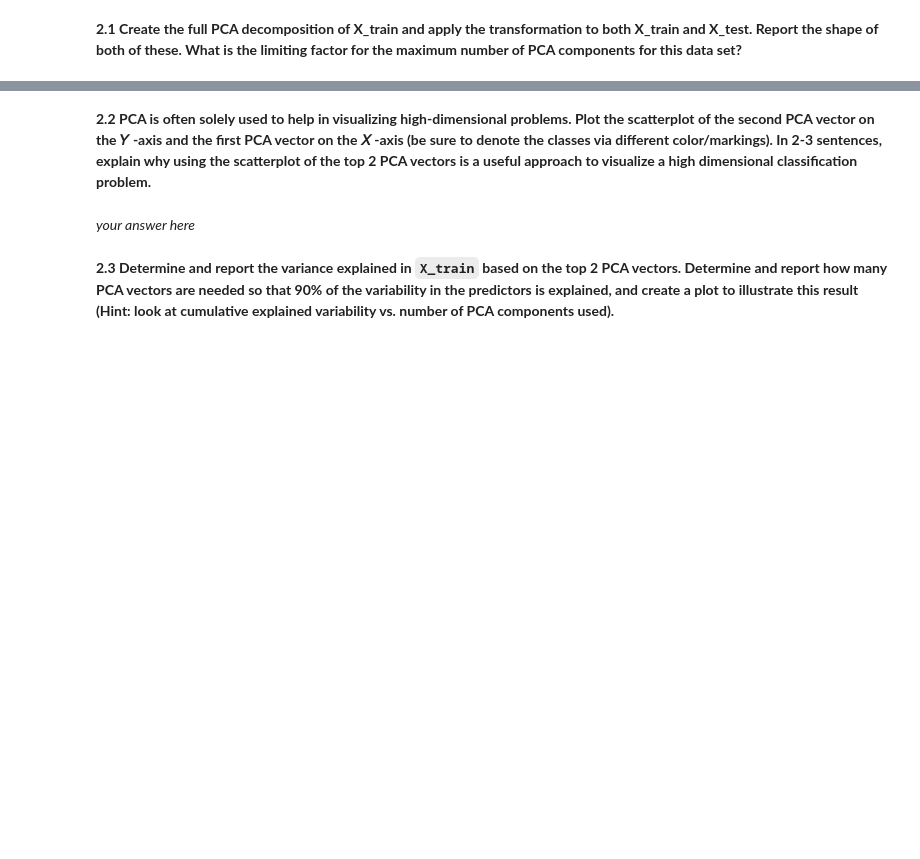
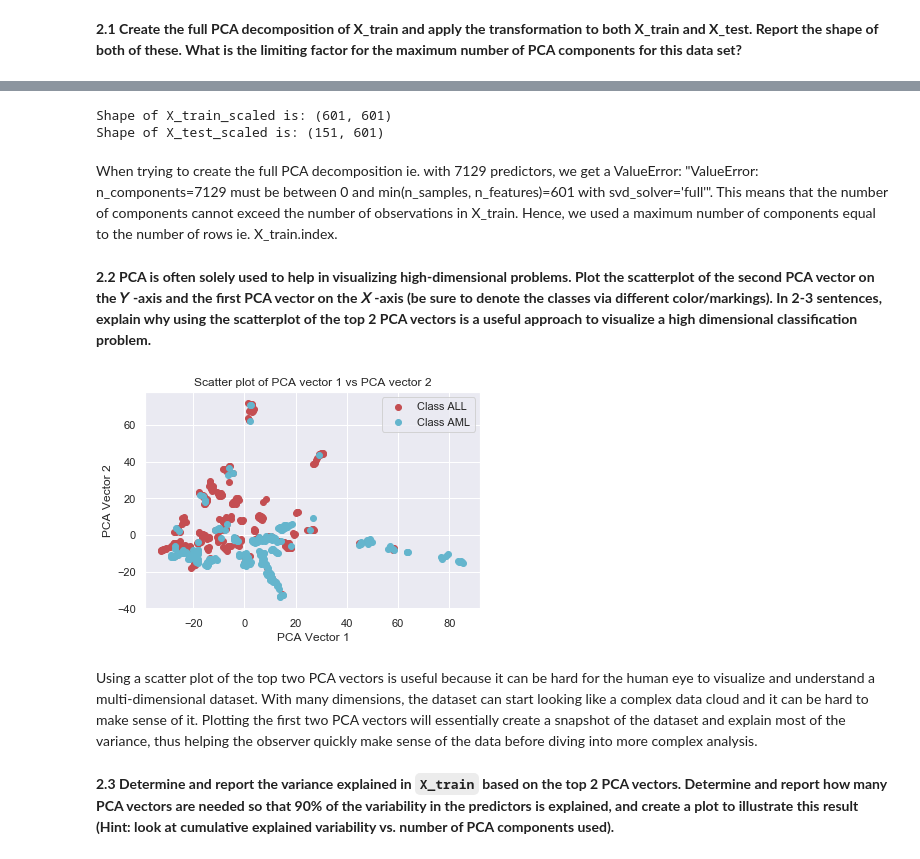
Before and after one commit to jadekessler3/2019-CS109A, a Jupyter notebook: content/homeworks/cs109a_hw5/cs109A_HW5_2019.ipynb, the cells around one changed output, grey strips where cells are left out. Saved outputs shown, nothing was run; the diff lists cells and outputs as text; code cells hidden in the pictures; blank space fills up the shorter version.

```diff
--- a/content/homeworks/cs109a_hw5/cs109A_HW5_2019.ipynb
+++ b/content/homeworks/cs109a_hw5/cs109A_HW5_2019.ipynb
@@ -93,2 +93,6 @@ X_train, X_test, y_train, y_test =train_test_split(df.loc[:, df.columns != 'Canc
+# %%
+scaler = MinMaxScaler().fit(X_train.values)
+X_train = pd.DataFrame(scaler.transform(X_train.values), columns=X_train.columns, index=X_train.index)
+X_test = pd.DataFrame(scaler.transform(X_test.values), columns=X_test.columns, index=X_test.index)
 # %% [markdown]
 **1.2 Fit an 'unregularized' multiple logistic regression model (set C=100000) with all the gene predictors from the data set (you did this in HW4).  Report the misclassification rate on both the train and test sets.**
@@ -131,2 +230,24 @@ X_train, X_test, y_train, y_test =train_test_split(df.loc[:, df.columns != 'Canc
+# %%
+num_components = len(X_train.index)
+
+# scale the datasets
+# TODO check if needed since normalized already
+scale_transformer = StandardScaler(copy=True).fit(X_train)
+X_train_scaled = scale_transformer.transform(X_train)
+X_test_scaled = scale_transformer.transform(X_test)
+
+# reduce dimensions
+pca_transformer = PCA(num_components).fit(X_train_scaled)
+X_train_decomposed = pca_transformer.transform(X_train_scaled)
+X_test_decomposed =  pca_transformer.transform(X_test_scaled)
+
+#print shape
+print("Shape of X_train_scaled is: {}".format(X_train_decomposed.shape))
+print("Shape of X_test_scaled is: {}".format(X_test_decomposed.shape))
+# %% [output]
+Shape of X_train_scaled is: (601, 601)
+Shape of X_test_scaled is: (151, 601)
+# %% [markdown]
+When trying to create the full PCA decomposition ie. with 7129 predictors, we get a ValueError: "ValueError: n_components=7129 must be between 0 and min(n_samples, n_features)=601 with svd_solver='full'". This means that the number of components cannot exceed the number of observations in X_train. Hence, we used a maximum number of components equal to the number of rows ie. X_train.index.
 # %% [markdown]
 **2.2 PCA is often solely used to help in visualizing high-dimensional problems. Plot the scatterplot of the second PCA vector on the  𝑌 -axis and the first PCA vector on the  𝑋 -axis (be sure to denote the classes via different color/markings). In 2-3 sentences, explain why using the scatterplot of the top 2 PCA vectors is a useful approach to visualize a high dimensional classification problem.**
@@ -135,4 +254,21 @@ X_train, X_test, y_train, y_test =train_test_split(df.loc[:, df.columns != 'Canc
-# %% [markdown]
-*your answer here*
+# %%
+#set up colors and labels
+colors = ['r','c']
+label_text = ["Class ALL", "Class AML"]
+
+# loop over the ALL and AML classes
+for cur_class in [0,1]:
+    cur_df = X_train_decomposed[y_train==cur_class]
+    plt.scatter(cur_df[:,0], cur_df[:,1], c = colors[cur_class], label=label_text[cur_class])
+
+# plot results
+plt.title("Scatter plot of PCA vector 1 vs PCA vector 2")
+plt.xlabel("PCA Vector 1")
+plt.ylabel("PCA Vector 2")
+plt.legend();
+# %% [output]
+[figure, added]
+# %% [markdown]
+Using a scatter plot of the top two PCA vectors is useful because it can be hard for the human eye to visualize and understand a multi-dimensional dataset. With many dimensions, the dataset can start looking like a complex data cloud and it can be hard to make sense of it. Plotting the first two PCA vectors will essentially create a snapshot of the dataset and explain most of the variance, thus helping the observer quickly make sense of the data before diving into more complex analysis.
 # %% [markdown]
 **2.3 Determine and report the variance explained in `X_train` based on the top 2 PCA vectors.  Determine and report how many PCA vectors are needed so that 90\% of the variability in the predictors is explained, and create a plot to illustrate this result (Hint: look at cumulative explained variability vs. number of PCA components used).**
```
Also changed, not shown: parts of 33 cells of this notebook.
